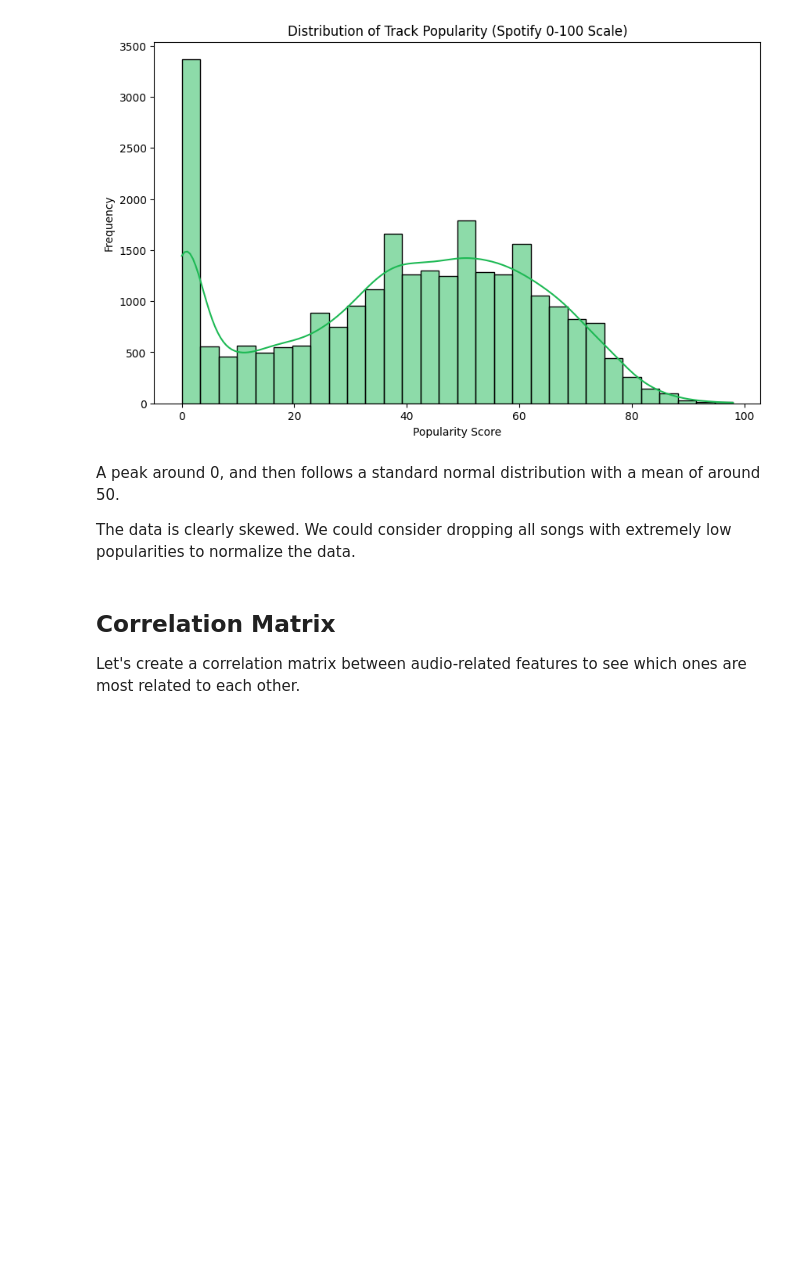
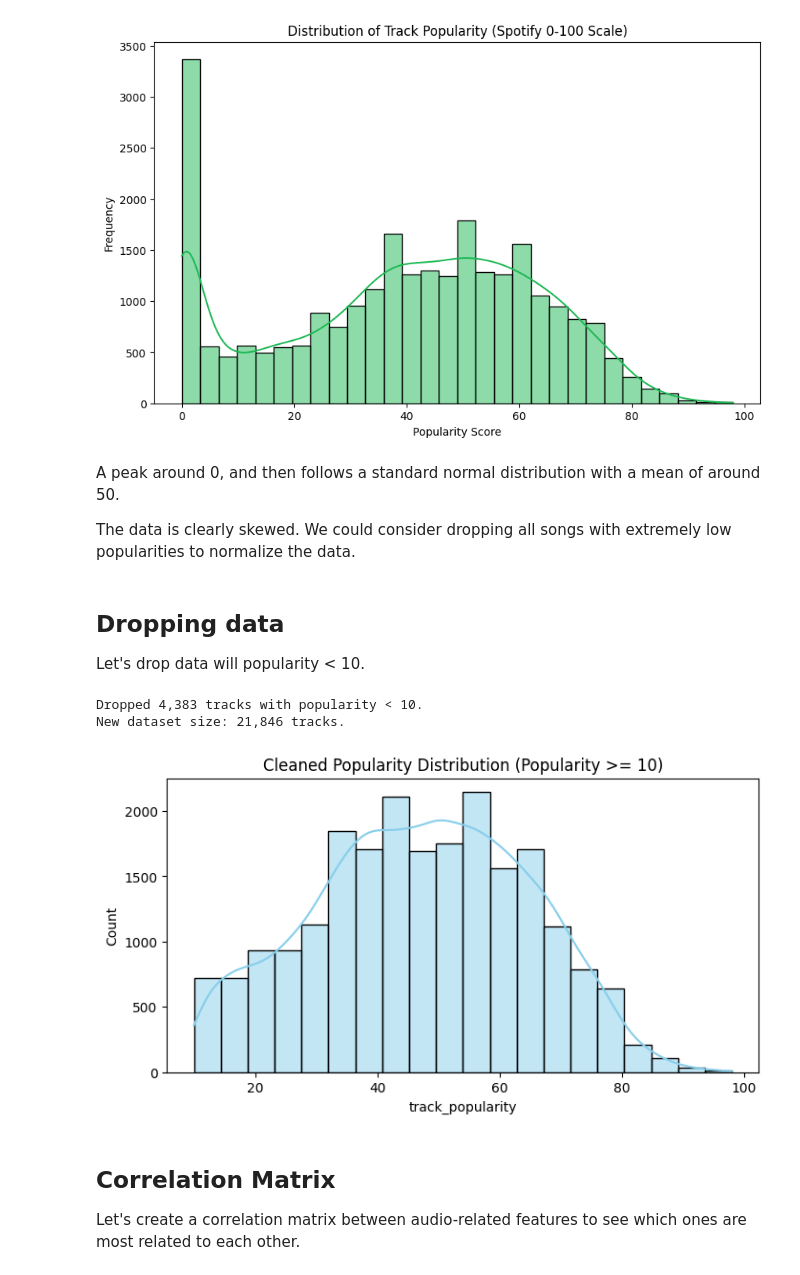
Before and after one commit to azya404/CMPUT195-THK, a Jupyter notebook: spotify.ipynb, the cells around one changed output. Cells and saved outputs as stored; diff of their text form; code cells hidden in the pictures; blank space fills up the shorter version.

```diff
--- a/spotify.ipynb
+++ b/spotify.ipynb
@@ -59,6 +59,25 @@ plt.show()
 A peak around 0, and then follows a standard normal distribution with a mean of around 50.
 
 The data is clearly skewed. We could consider dropping all songs with extremely low popularities to normalize the data.
+# %% [markdown]
+## Dropping data
+Let's drop data will popularity < 10.
+# %%
+initial_count = len(df_clean)
+df_clean = df_clean[df_clean['track_popularity'] >= 10]
+
+dropped_count = initial_count - len(df_clean)
+print(f"Dropped {dropped_count:,} tracks with popularity < 10.")
+print(f"New dataset size: {len(df_clean):,} tracks.")
+
+plt.figure(figsize=(8, 4))
+sns.histplot(df_clean['track_popularity'], bins=20, kde=True, color='skyblue')
+plt.title('Cleaned Popularity Distribution (Popularity >= 10)')
+plt.show()
+# %% [output]
+Dropped 4,383 tracks with popularity < 10.
+New dataset size: 21,846 tracks.
+[figure, added]
 # %% [markdown]
 ## Correlation Matrix
 Let's create a correlation matrix between audio-related features to see which ones are most related to each other.
```
Also changed, not shown: parts of 5 cells of this notebook.
